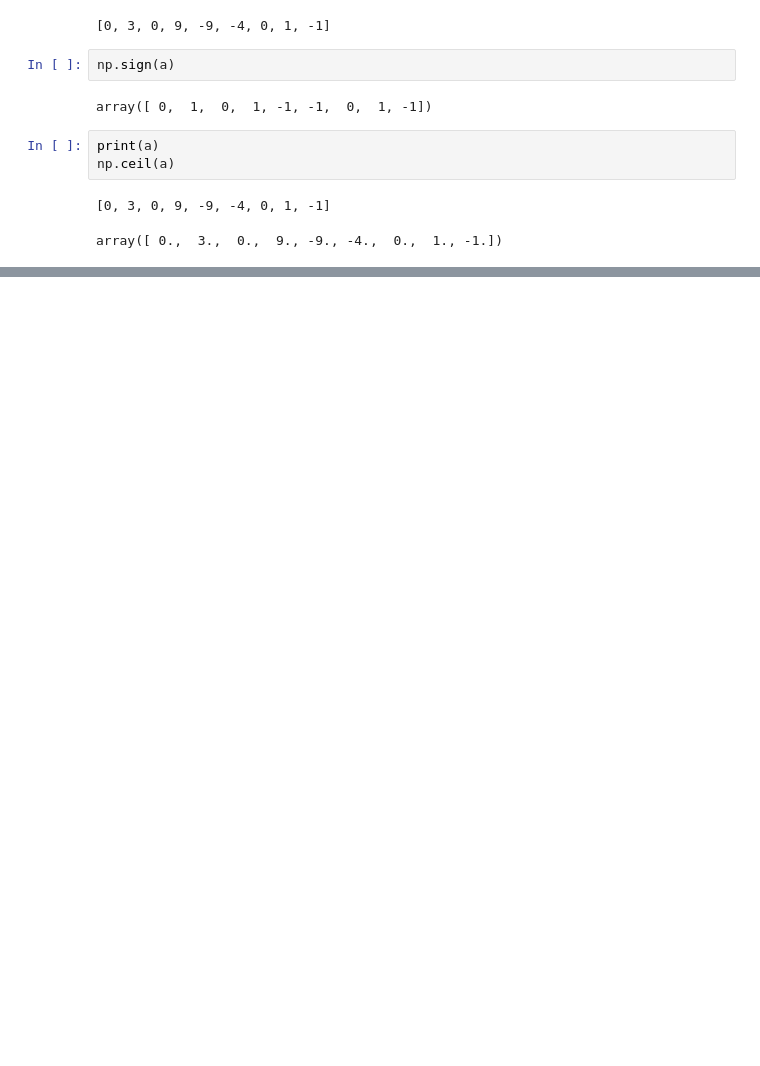
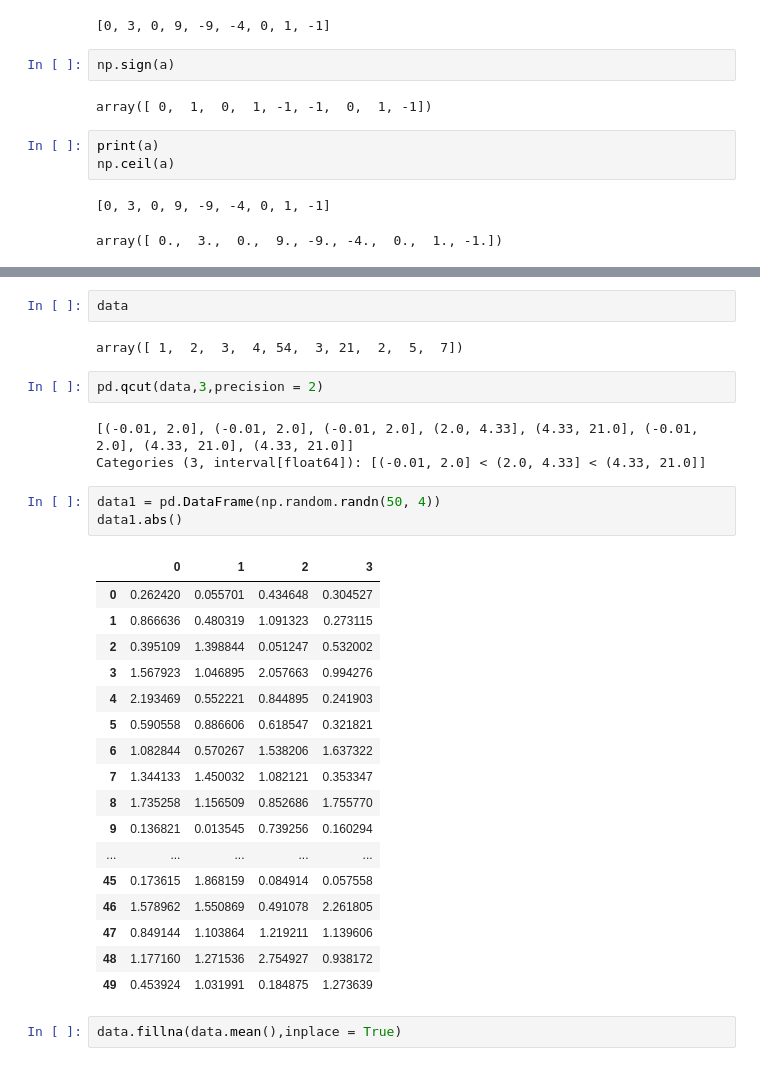
Before and after one commit to Ayesha116/AIquarter2, a Jupyter notebook: practise.ipynb, the cells around one changed output, grey strips where cells are left out. Drawn from its saved outputs; the diff is of its cells as text; blank space fills up the shorter version.

```diff
--- a/practise.ipynb
+++ b/practise.ipynb
@@ -403,0 +872,32 @@ AttributeError: 'list' object has no attribute 'np'
+# %%
+data
+# %% [output]
+array([ 1,  2,  3,  4, 54,  3, 21,  2,  5,  7])
+# %%
+pd.qcut(data,3,precision = 2)
+# %% [output]
+[(-0.01, 2.0], (-0.01, 2.0], (-0.01, 2.0], (2.0, 4.33], (4.33, 21.0], (-0.01, 2.0], (4.33, 21.0], (4.33, 21.0]]
+Categories (3, interval[float64]): [(-0.01, 2.0] < (2.0, 4.33] < (4.33, 21.0]]
+# %%
+data1 = pd.DataFrame(np.random.randn(50, 4))
+data1.abs()
+# %% [output]
+|  | 0 | 1 | 2 | 3 |
+| 0 | 0.262420 | 0.055701 | 0.434648 | 0.304527 |
+| 1 | 0.866636 | 0.480319 | 1.091323 | 0.273115 |
+| 2 | 0.395109 | 1.398844 | 0.051247 | 0.532002 |
+| 3 | 1.567923 | 1.046895 | 2.057663 | 0.994276 |
+| 4 | 2.193469 | 0.552221 | 0.844895 | 0.241903 |
+| 5 | 0.590558 | 0.886606 | 0.618547 | 0.321821 |
+| 6 | 1.082844 | 0.570267 | 1.538206 | 1.637322 |
+| 7 | 1.344133 | 1.450032 | 1.082121 | 0.353347 |
+| 8 | 1.735258 | 1.156509 | 0.852686 | 1.755770 |
+| 9 | 0.136821 | 0.013545 | 0.739256 | 0.160294 |
+| ... | ... | ... | ... | ... |
+| 45 | 0.173615 | 1.868159 | 0.084914 | 0.057558 |
+| 46 | 1.578962 | 1.550869 | 0.491078 | 2.261805 |
+| 47 | 0.849144 | 1.103864 | 1.219211 | 1.139606 |
+| 48 | 1.177160 | 1.271536 | 2.754927 | 0.938172 |
+| 49 | 0.453924 | 1.031991 | 0.184875 | 1.273639 |
+# %%
+data.fillna(data.mean(),inplace = True)
```
Also changed, not shown: parts of 77 cells of this notebook, 23 other files.
